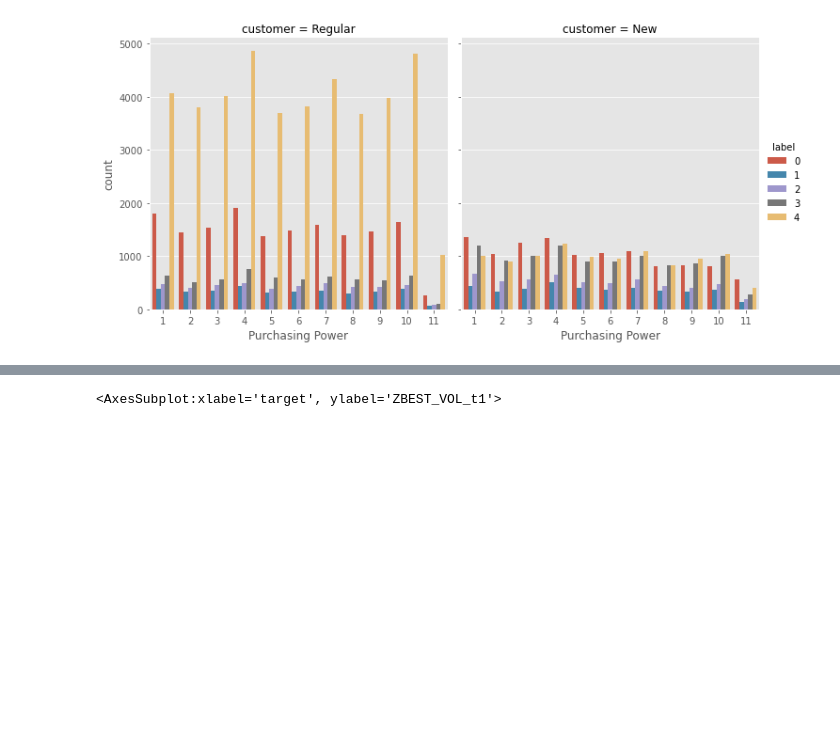
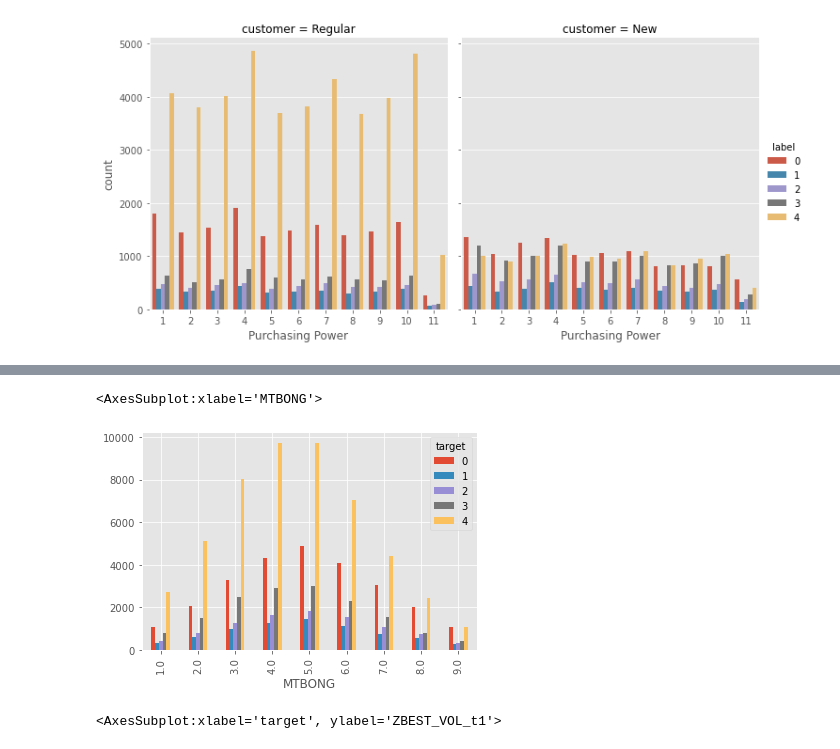
Before and after one commit to oscarm524/Data-Mining-Cup, a Jupyter notebook: DMC-2008/Data_Exploration/Data_Exploration.ipynb, the cells around one changed output, grey strips where cells are left out. Saved outputs shown, nothing was run; the diff lists cells and outputs as text; code cells hidden in the pictures; blank space fills up the shorter version.

```diff
--- a/DMC-2008/Data_Exploration/Data_Exploration.ipynb
+++ b/DMC-2008/Data_Exploration/Data_Exploration.ipynb
@@ -103,3 +167,8 @@ data_plot1.shape
+# %%
+pd.crosstab(train['MTBONG'], train['target']).plot(kind = 'bar')
+# %% [output]
+<AxesSubplot:xlabel='MTBONG'>
+[figure, added]
 # %%
 f, ax = plt.subplots(figsize = (7, 7))
 # ax.set(yscale = 'log')
```
Also changed, not shown: parts of 6 cells of this notebook.
